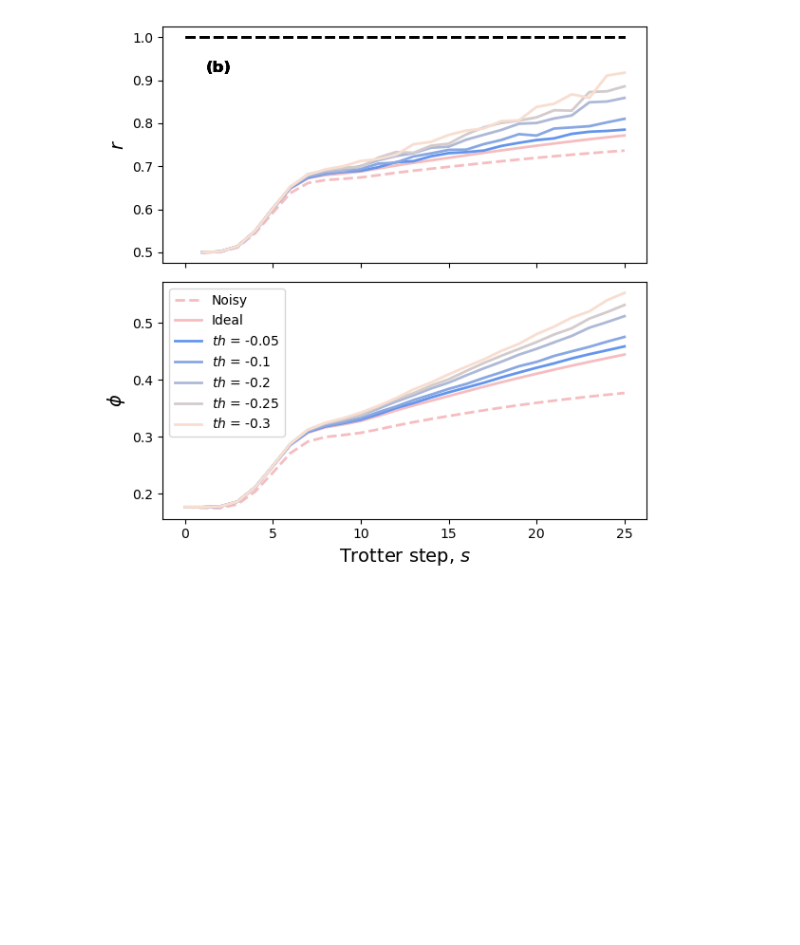
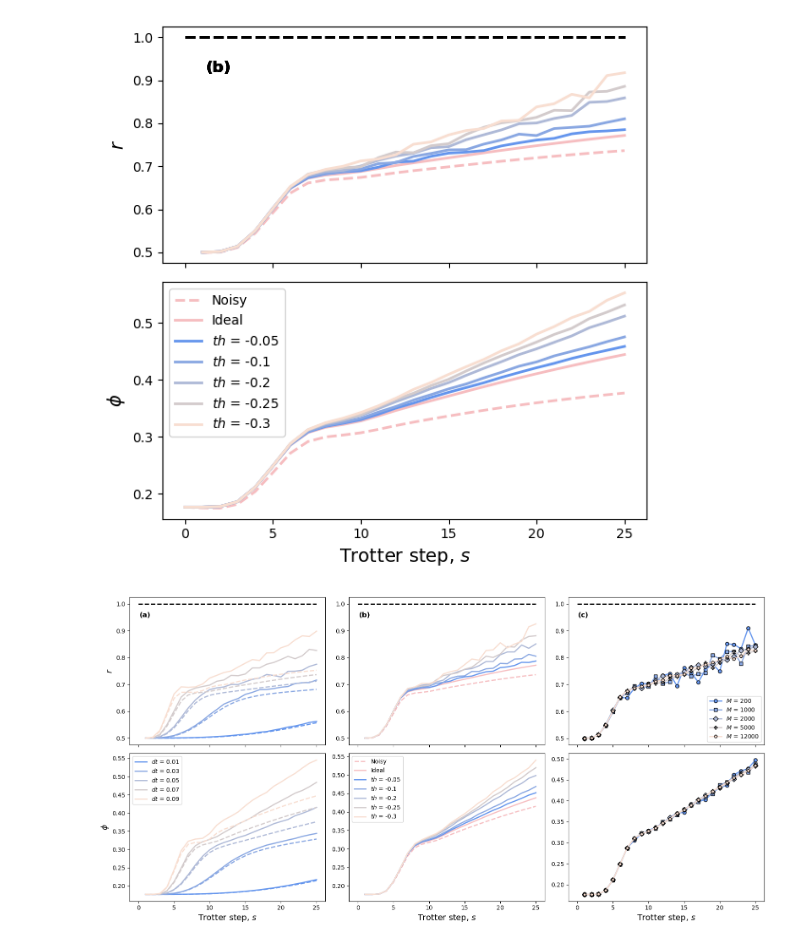
Before and after one commit to kasturi107/NAFQA_reproduce, a Jupyter notebook: NAFQA_5q.ipynb, the cells around one changed output. Cells and saved outputs as stored; diff of their text form; code cells hidden in the pictures; blank space fills up the shorter version.

```diff
--- a/NAFQA_5q.ipynb
+++ b/NAFQA_5q.ipynb
@@ -1075,3 +1251,98 @@ plt.savefig(filename)
 plt.show()
 # %% [output]
 [figure]
+# %%
+# ── Combined Figure 3: demo_2 | demo_3 | ntraj_demo → fig3.pdf ────────────────
+# Layout: 2 rows × 3 cols
+#   Row 0 (top):    r vs Trotter step   — panels (a), (b), (c)
+#   Row 1 (bottom): φ vs Trotter step
+
+colors   = ['#6495ED', '#89A7E2', '#AEB9D7', '#D3CBCC', '#F8DED1', '#F6BDC0']
+markers_ = ['o', 's', 'D', 'P', 'p']
+k        = 25                          # Trotter steps shown in every panel
+x        = np.arange(1, k + 1)        # x-axis: 1 … 25
+
+fig, axes = plt.subplots(2, 3, figsize=(16, 8), sharex=True)
+th = 0.15
+
+# ── Column 0 (a): dt variation ────────────────────────────────────────────────
+ntraj_d2   = 12000
+mf_d2      = 10
+cases_dt   = [0.01, 0.03, 0.05, 0.07, 0.09]
+
+for i, dt_i in enumerate(cases_dt):
+    agp  = np.load(f'data_5q/r_mf_{mf_d2}_dt_{dt_i}_ntraj_{ntraj_d2}_th_{th}_type1.npy')
+    agp3 = np.load(f'data_5q/phi_mf_{mf_d2}_dt_{dt_i}_ntraj_{ntraj_d2}_th_{th}_type1.npy')
+    r_open, r_kasf1     = agp[0],  agp[1]
+    phi_open, phi_kasf1 = agp3[0], agp3[1]
+
+    axes[0, 0].plot(x, r_open[0:k],   color=colors[i], linestyle='--', linewidth=2)
+    axes[0, 0].plot(x, r_kasf1[0:k],  color=colors[i], linestyle='-',  linewidth=2)
+    axes[1, 0].plot(x, phi_open[0:k],  color=colors[i], linestyle='--', linewidth=2)
+    axes[1, 0].plot(x, phi_kasf1[0:k], color=colors[i], linestyle='-',  linewidth=2,
+                    label=f'$dt$ = {dt_i}')
+
+axes[0, 0].plot([1] * (k + 1), linestyle='--', linewidth=2, color='black')
+axes[0, 0].set_ylabel(r"$r$", fontsize=14)
+axes[0, 0].text(0.05, 0.9, "(a)", transform=axes[0, 0].transAxes,
+                fontsize=12, fontweight='bold', va='top')
+axes[1, 0].legend(fontsize=10)
+axes[1, 0].set_ylabel(r"$\phi$", fontsize=14)
+axes[1, 0].set_xlabel(r"Trotter step, $s$", fontsize=14)
+
+# ── Column 1 (b): threshold variation ────────────────────────────────────────
+ntraj_d3  = 12000
+mf_d3     = 10
+dt_d3     = 0.07
+cases_th  = [0.05, 0.1, 0.2, 0.25, 0.3]
+
+# Noisy and Ideal reference lines (th = 0.05 file)
+th_ref = 0.05
+agp_ref  = np.load(f'data_5q/r_mf_{mf_d3}_dt_{dt_d3}_ntraj_{ntraj_d3}_th_{th_ref}_type1.npy')
+agp3_ref = np.load(f'data_5q/phi_mf_{mf_d3}_dt_{dt_d3}_ntraj_{ntraj_d3}_th_{th_ref}_type1.npy')
+axes[0, 1].plot(x, agp_ref[0][0:k],  color='#F6BDC0', linestyle='--', linewidth=2, label='Noisy')
+axes[0, 1].plot(x, agp_ref[2][0:k],  color='#F6BDC0', linestyle='-',  linewidth=2, label='Ideal')
+axes[1, 1].plot(x, agp3_ref[0][0:k], color='#F6BDC0', linestyle='--', linewidth=2, label='Noisy')
+axes[1, 1].plot(x, agp3_ref[2][0:k], color='#F6BDC0', linestyle='-',  linewidth=2, label='Ideal')
+
+for i, th_i in enumerate(cases_th):
+    agp  = np.load(f'data_5q/r_mf_{mf_d3}_dt_{dt_d3}_ntraj_{ntraj_d3}_th_{th_i}_type1.npy')
+    agp3 = np.load(f'data_5q/phi_mf_{mf_d3}_dt_{dt_d3}_ntraj_{ntraj_d3}_th_{th_i}_type1.npy')
+    axes[0, 1].plot(x, agp[1][0:k],  color=colors[i], linestyle='-', linewidth=2,
+                    label=f'$th$ = {-th_i}')
+    axes[1, 1].plot(x, agp3[1][0:k], color=colors[i], linestyle='-', linewidth=2,
+                    label=f'$th$ = {-th_i}')
+
+axes[0, 1].plot([1] * (k + 1), linestyle='--', linewidth=2, color='black')
+axes[0, 1].text(0.05, 0.9, "(b)", transform=axes[0, 1].transAxes,
+                fontsize=12, fontweight='bold', va='top')
+axes[1, 1].legend(fontsize=10, loc='upper left')
+axes[1, 1].set_xlabel(r"Trotter step, $s$", fontsize=14)
+
+# ── Column 2 (c): M / ntraj variation ────────────────────────────────────────
+mf_nt  = 10
+dt_nt  = 0.07
+nota   = [200, 1000, 2000, 5000, 12000]
+
+for i, ntraj_i in enumerate(nota):
+    agp  = np.load(f'data_5q/r_mf_{mf_nt}_dt_{dt_nt}_ntraj_{ntraj_i}_th_{th}_type1.npy')
+    agp3 = np.load(f'data_5q/phi_mf_{mf_nt}_dt_{dt_nt}_ntraj_{ntraj_i}_th_{th}_type1.npy')
+    kw = dict(color=colors[i], marker=markers_[i], linestyle='-', linewidth=2,
+              markersize=6, markeredgewidth=1, markeredgecolor='black',
+              label=f'$M$ = {ntraj_i}')
+    axes[0, 2].plot(x, agp[1][0:k],  **kw)
+    axes[1, 2].plot(x, agp3[1][0:k], **kw)
+
+axes[0, 2].plot([1] * (k + 1), linestyle='--', linewidth=2, color='black')
+axes[0, 2].text(0.05, 0.9, "(c)", transform=axes[0, 2].transAxes,
+                fontsize=12, fontweight='bold', va='top')
+axes[0, 2].legend(fontsize=10, loc='lower right')
+axes[1, 2].set_xlabel(r"Trotter step, $s$", fontsize=14)
+
+# ── finalise ──────────────────────────────────────────────────────────────────
+plt.tight_layout()
+fig.savefig("final_plots/fig3.pdf", dpi=300, bbox_inches="tight")
+plt.show()
+print("Saved → final_plots/fig3.pdf")
+# %% [output]
+[figure, added]
```
Also changed, not shown: parts of 6 cells of this notebook, 22 other files.
